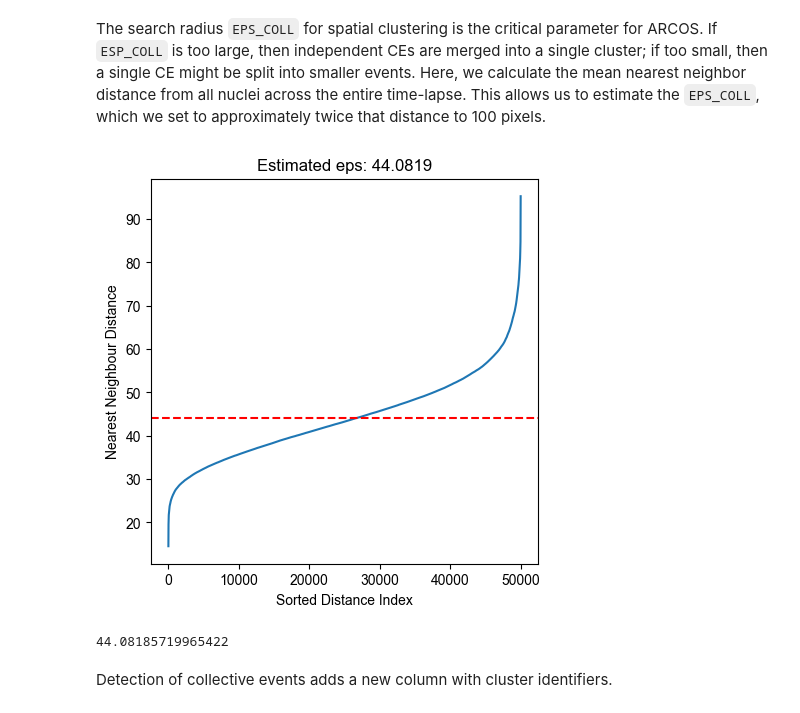
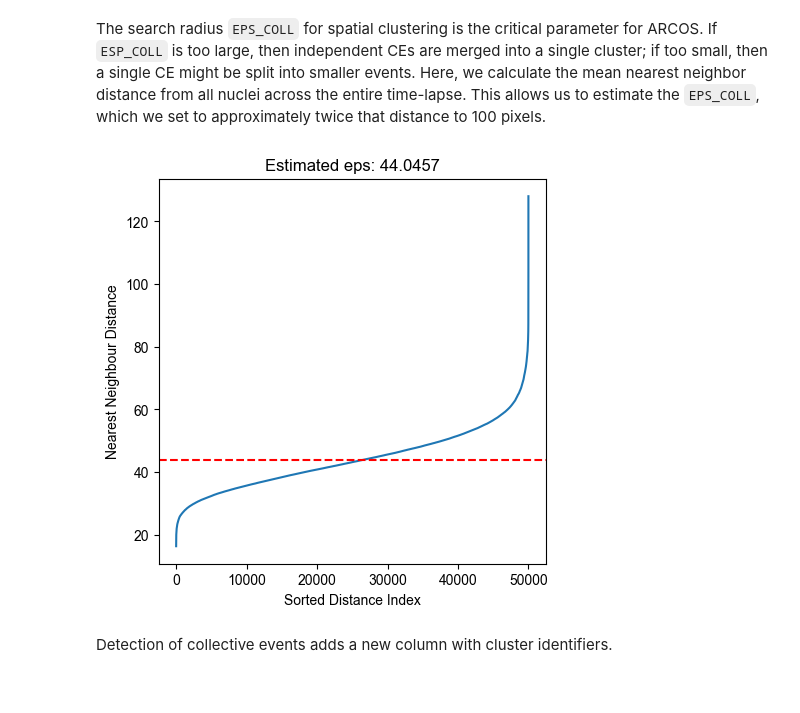
Before and after one commit to dmattek/ARCOS-tutorial, a Jupyter notebook: arcos-tutorial.ipynb, the cells around one changed output. Drawn from its saved outputs; the diff is of its cells as text; code cells hidden in the pictures.

```diff
--- a/arcos-tutorial.ipynb
+++ b/arcos-tutorial.ipynb
@@ -396,7 +396,7 @@ Create a mask by expanding nuclear labels by 6 pixels, then subtract a smaller m
 if PARCOMP:
     # Process labels in parallel
     def process_frame(idx_frame):
-        return expand_labels(np_lab_large[idx_frame], 6) - expand_labels(np_lab_large[idx_frame], 2)
+        return expand_labels(np_lab_filt[idx_frame], 6) - expand_labels(np_lab_filt[idx_frame], 2)
 
     np_lab_ring = np.array(
         Parallel(n_jobs=NJOBS)(delayed(process_frame)(idx_frame) for idx_frame in range(n_frames))
@@ -407,7 +407,7 @@ else:
 
     # Loop over frames to filter out small nuclei
     for idx_frame in range(n_frames):
-        np_lab_ring[idx_frame] = expand_labels(np_lab_large[idx_frame], 6) - expand_labels(np_lab_large[idx_frame], 2)
+        np_lab_ring[idx_frame] = expand_labels(np_lab_filt[idx_frame], 6) - expand_labels(np_lab_filt[idx_frame], 2)
 # %% [markdown]
 ### Method 2
 
@@ -514,7 +514,7 @@ if PARCOMP:
     df_prop_nuc = pd.concat(
         Parallel(n_jobs=NJOBS)(
             delayed(loc_calc_regionprops)(img, lab, fid)
-            for (fid, (img, lab)) in enumerate(zip(np_erk, np_lab_large))
+            for (fid, (img, lab)) in enumerate(zip(np_erk, np_lab_filt))
         )
     )
     df_prop_cyto = pd.concat(
@@ -532,7 +532,7 @@ else:
     for idx_frame in range(n_frames):
         df_prop_nuc_frame = pd.DataFrame(
             regionprops_table(
-                np_lab_large[idx_frame],
+                np_lab_filt[idx_frame],
                 np_erk[idx_frame],
                 properties=["intensity_mean", "centroid", "label"],
             )
@@ -603,6 +603,6 @@ The tracker uses the particle tracking model stored in a JSON file with the path
 # By setting properties=('area',) the tracking algorithm takes into account the mask's area in addition to x/y.
 # By setting assign_class_ID=True adds the object ID that will be used later in merging tracking results with the df_prop table.
 obj_bt = btrack.utils.segmentation_to_objects(
-    np_lab_large, properties=("area",), assign_class_ID=True
+    np_lab_filt, properties=("area",), assign_class_ID=True
 )
 # %% [output]
@@ -945,7 +949,7 @@ Detection of collective events (CEs) using [ARCOS](https://arcos.gitbook.io/home
 ## Data preparation
 # %%
 # Read single-cell time series if saved before
-df_tracks = pd.read_csv(f"{DIR_OUT_DATA}/df_tracks.csv.gz", compression='gzip')
+# df_tracks = pd.read_csv(f"{DIR_OUT_DATA}/df_tracks.csv.gz", compression='gzip')
 # %%
 # Filter out short tracks (shorter than 5 hours)
 df_tracks_long = df_tracks[
@@ -1064,20 +1068,19 @@ if PLOT_SAVE:
 # %% [markdown]
 The search radius `EPS_COLL` for spatial clustering is the critical parameter for ARCOS. If `ESP_COLL` is too large, then independent CEs are merged into a single cluster; if too small, then a single CE might be split into smaller events. Here, we calculate the mean nearest neighbor distance from all nuclei across the entire time-lapse. This allows us to estimate the `EPS_COLL`, which we set to approximately twice that distance to 100 pixels.
 # %%
-estimate_eps(
+p_nn = estimate_eps(
     obj_arcos.data,
     method="mean",
     position_columns = COL_POS,
     frame_column=COL_FRAME,
     n_neighbors=5,
     plot=True,
     plt_size=(5, 5),
     max_samples=50000,
-    **{"mean_multiplier": 1},
+    mean_multiplier=1
 )
 # %% [output]
-[figure, old version]
+[figure, new version]
-44.08185719965422
 # %% [markdown]
 Detection of collective events adds a new column with cluster identifiers.
 # %%
```
Also changed, not shown: parts of 31 cells of this notebook.
